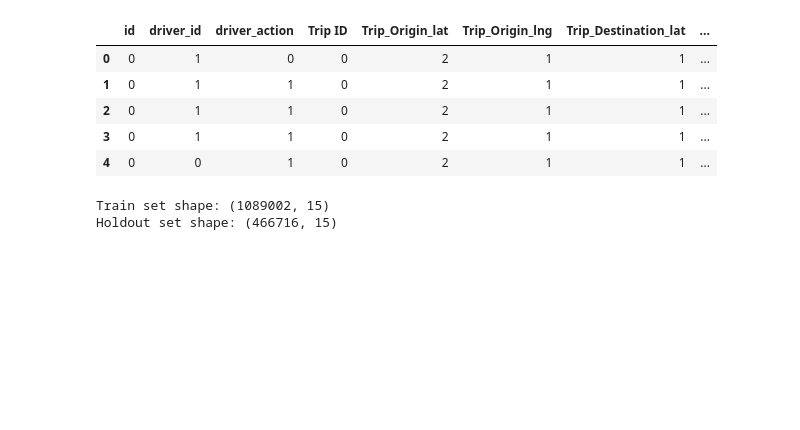
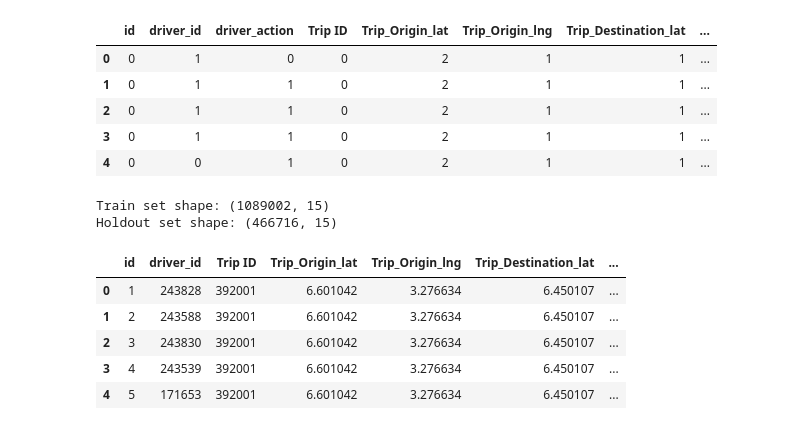
Before and after one commit to BirhanuGebisa/Delivery_drivers_Causal_Inference, a Jupyter notebook: notebooks/ml_models.ipynb, the cells around one changed output. Cells and saved outputs as stored; diff of their text form; code cells hidden in the pictures; blank space fills up the shorter version.

```diff
--- a/notebooks/ml_models.ipynb
+++ b/notebooks/ml_models.ipynb
@@ -131,0 +129,12 @@ classification_report(baseline_bn_ss, test_ss, 'diagnosis')
+# %%
+y = selected_feat_df.driver_action                          # M or B
+list = ['driver_action']
+x = selected_feat_df.drop(list,axis = 1 )
+x.head()
+# %% [output]
+|  | id | driver_id | Trip ID | Trip_Origin_lat | Trip_Origin_lng | Trip_Destination_lat | ... |
+| 0 | 1 | 243828 | 392001 | 6.601042 | 3.276634 | 6.450107 | ... |
+| 1 | 2 | 243588 | 392001 | 6.601042 | 3.276634 | 6.450107 | ... |
+| 2 | 3 | 243830 | 392001 | 6.601042 | 3.276634 | 6.450107 | ... |
+| 3 | 4 | 243539 | 392001 | 6.601042 | 3.276634 | 6.450107 | ... |
+| 4 | 5 | 171653 | 392001 | 6.601042 | 3.276634 | 6.450107 | ... |
```
Also changed, not shown: parts of 4 cells of this notebook.
